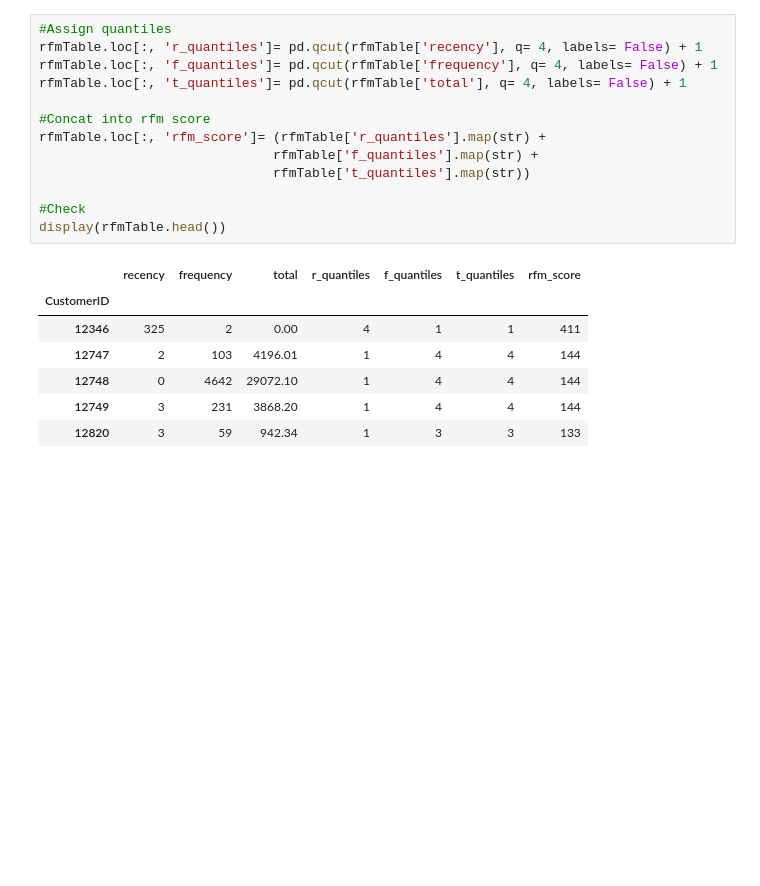
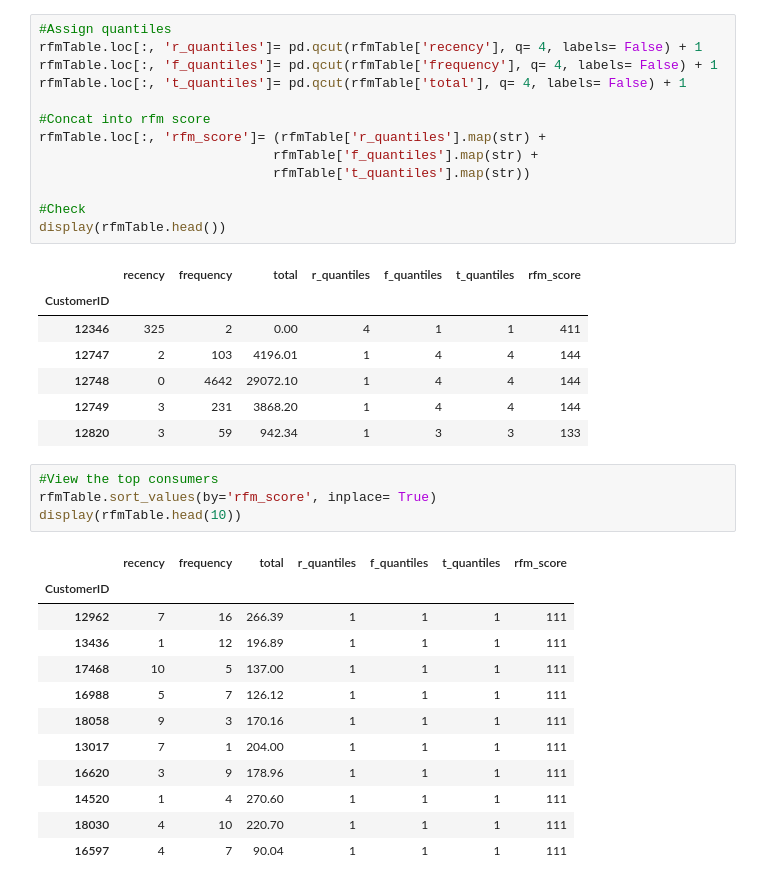
Before and after one commit to KishenSharma6/Online_Retail_Customer_Segmentation, a Jupyter notebook: notebooks/CustomerSegmentation.ipynb, the cells around one changed output. Drawn from its saved outputs; the diff is of its cells as text; blank space fills up the shorter version.

```diff
--- a/notebooks/CustomerSegmentation.ipynb
+++ b/notebooks/CustomerSegmentation.ipynb
@@ -117,3 +119,20 @@ display(rfmTable.head())
 | 12748 | 0 | 4642 | 29072.10 | 1 | 4 | 4 | 144 |
 | 12749 | 3 | 231 | 3868.20 | 1 | 4 | 4 | 144 |
 | 12820 | 3 | 59 | 942.34 | 1 | 3 | 3 | 133 |
+# %%
+#View the top consumers
+rfmTable.sort_values(by='rfm_score', inplace= True)
+display(rfmTable.head(10))
+# %% [output]
+|  | recency | frequency | total | r_quantiles | f_quantiles | t_quantiles | rfm_score |
+| CustomerID |  |  |  |  |  |  |  |
+| 12962 | 7 | 16 | 266.39 | 1 | 1 | 1 | 111 |
+| 13436 | 1 | 12 | 196.89 | 1 | 1 | 1 | 111 |
+| 17468 | 10 | 5 | 137.00 | 1 | 1 | 1 | 111 |
+| 16988 | 5 | 7 | 126.12 | 1 | 1 | 1 | 111 |
+| 18058 | 9 | 3 | 170.16 | 1 | 1 | 1 | 111 |
+| 13017 | 7 | 1 | 204.00 | 1 | 1 | 1 | 111 |
+| 16620 | 3 | 9 | 178.96 | 1 | 1 | 1 | 111 |
+| 14520 | 1 | 4 | 270.60 | 1 | 1 | 1 | 111 |
+| 18030 | 4 | 10 | 220.70 | 1 | 1 | 1 | 111 |
+| 16597 | 4 | 7 | 90.04 | 1 | 1 | 1 | 111 |
```
Also changed, not shown: parts of 3 cells of this notebook.
